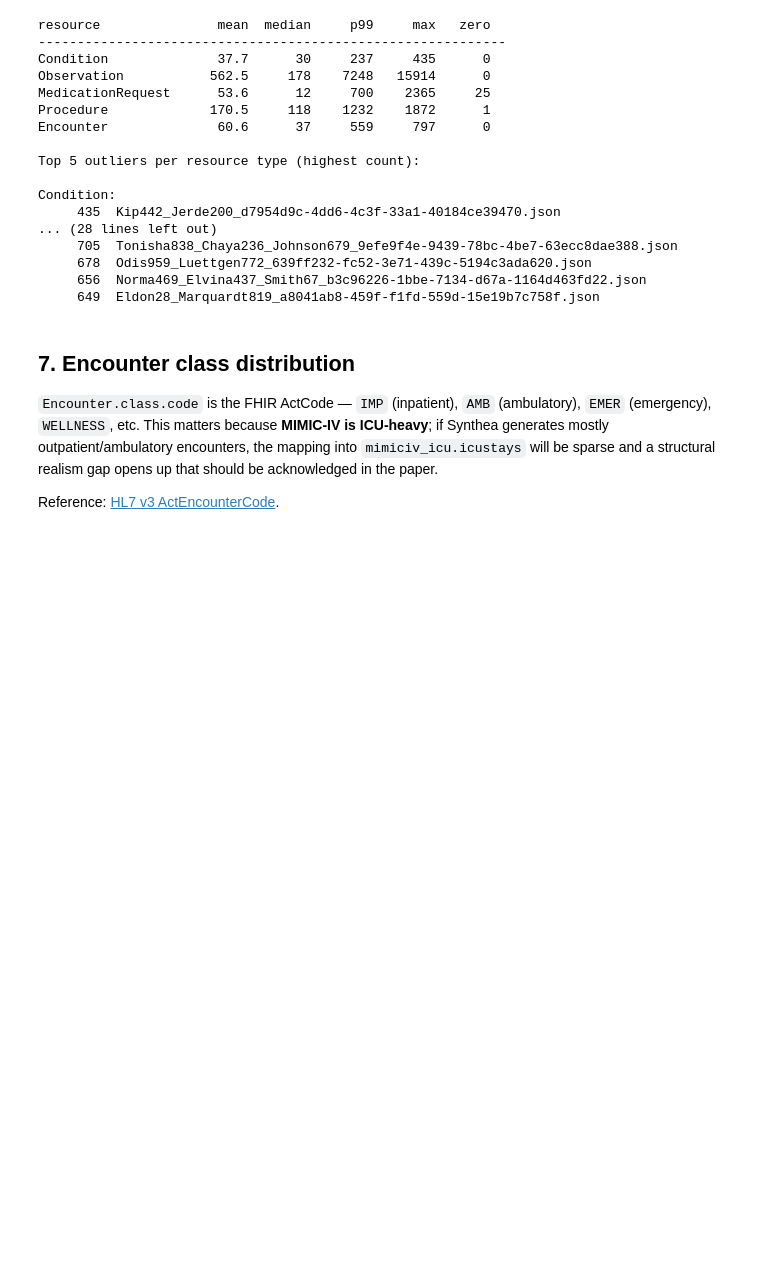
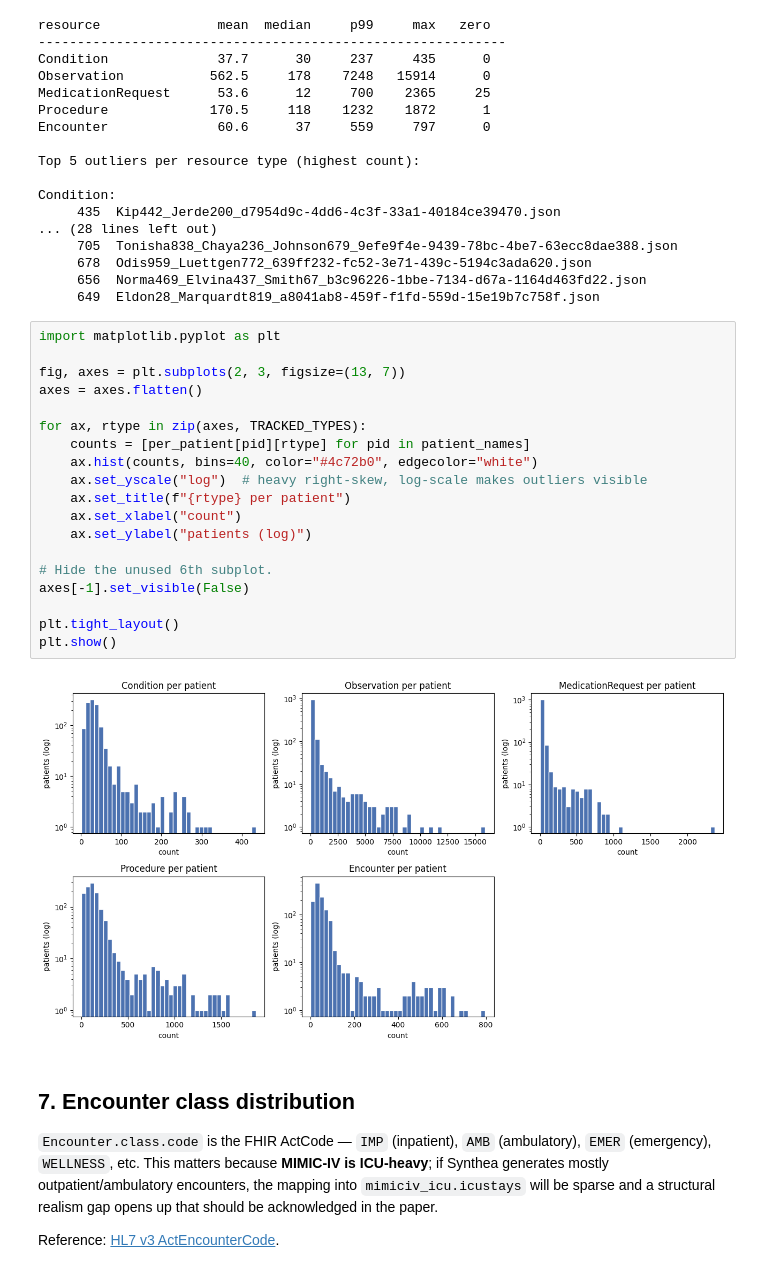
Before and after one commit to AbemKW/EXAI-KG, a Jupyter notebook: notebooks/P1_Wk1_validation.ipynb, the cells around one changed output. Drawn from its saved outputs; the diff is of its cells as text; blank space fills up the shorter version.

```diff
--- a/notebooks/P1_Wk1_validation.ipynb
+++ b/notebooks/P1_Wk1_validation.ipynb
@@ -451,6 +466,27 @@ Condition:
      678  Odis959_Luettgen772_639ff232-fc52-3e71-439c-5194c3ada620.json
      656  Norma469_Elvina437_Smith67_b3c96226-1bbe-7134-d67a-1164d463fd22.json
      649  Eldon28_Marquardt819_a8041ab8-459f-f1fd-559d-15e19b7c758f.json
+# %%
+import matplotlib.pyplot as plt
+
+fig, axes = plt.subplots(2, 3, figsize=(13, 7))
+axes = axes.flatten()
+
+for ax, rtype in zip(axes, TRACKED_TYPES):
+    counts = [per_patient[pid][rtype] for pid in patient_names]
+    ax.hist(counts, bins=40, color="#4c72b0", edgecolor="white")
+    ax.set_yscale("log")  # heavy right-skew, log-scale makes outliers visible
+    ax.set_title(f"{rtype} per patient")
+    ax.set_xlabel("count")
+    ax.set_ylabel("patients (log)")
+
+# Hide the unused 6th subplot.
+axes[-1].set_visible(False)
+
+plt.tight_layout()
+plt.show()
+# %% [output]
+[figure, added]
 # %% [markdown]
 ## 7. Encounter class distribution
 
```
Also changed, not shown: parts of 2 cells of this notebook, 1 other file.
